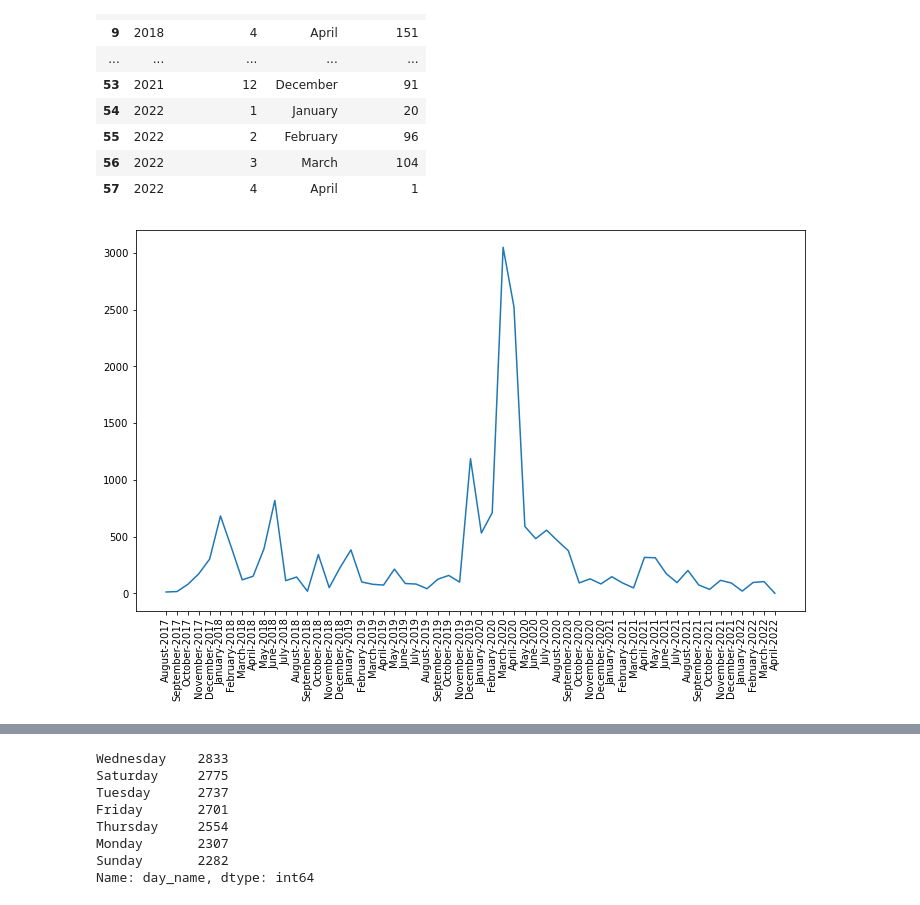
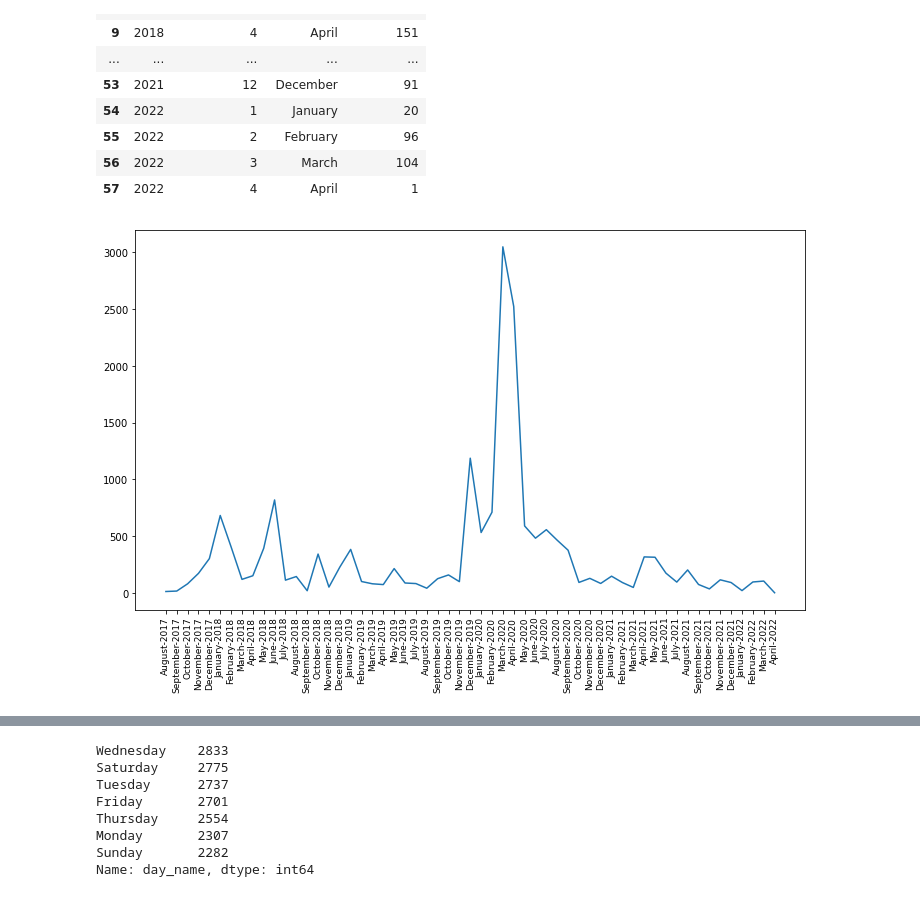
Before and after one commit to zeeshan-arif/analyze-chat, a Jupyter notebook: Chat Analysis.ipynb, the cells around one changed output, grey strips where cells are left out. Saved outputs shown, nothing was run; the diff lists cells and outputs as text; code cells hidden in the pictures.

Commit message:
made some parametric changes to plot

```diff
--- a/Chat Analysis.ipynb
+++ b/Chat Analysis.ipynb
@@ -353,10 +353,10 @@ timeline.drop([0], inplace=True)
 # %%
 plt.figure(figsize=(12,7))
 plt.plot(timeline["time"], timeline["messages"])
-plt.xticks(rotation="vertical")
+plt.xticks(rotation="vertical", fontsize=9)
 plt.show()
 # %% [output]
-[figure, old version]
+[figure, new version]
 # %%
 df["only_date"] = df["date"].dt.date
 # %%
```
Also changed, not shown: parts of 3 cells of this notebook, 1 other file.
